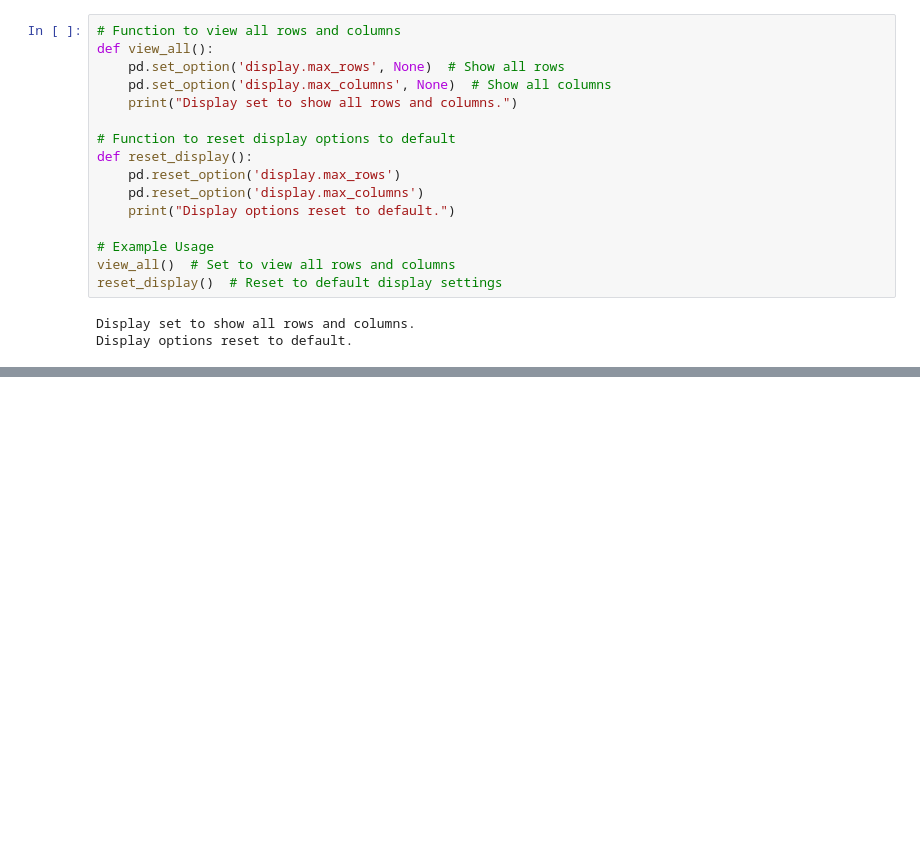
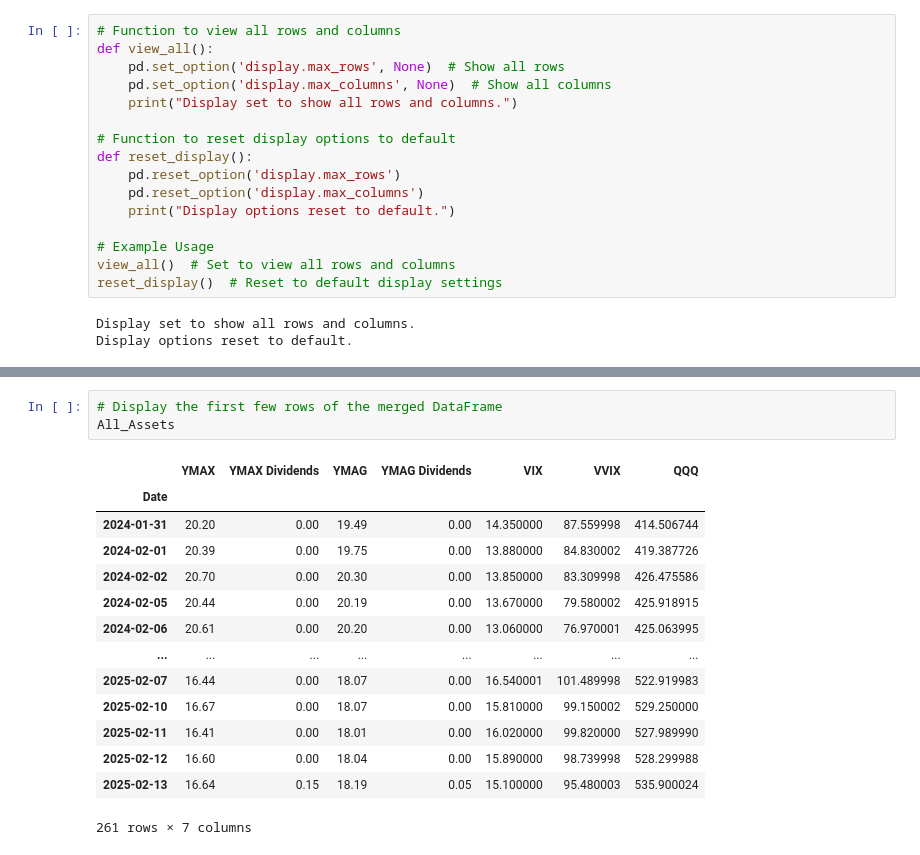
Before and after one commit to BensonMunene/Ratios-Strategy-App, a Jupyter notebook: Codes/Backtesting Strategy 2.ipynb, the cells around one changed output, grey strips where cells are left out. Cells and saved outputs as stored; diff of their text form; blank space fills up the shorter version.

```diff
--- a/Codes/Backtesting Strategy 2.ipynb
+++ b/Codes/Backtesting Strategy 2.ipynb
@@ -317,3 +357,21 @@ memory usage: 15.6 KB
+# %%
+# Display the first few rows of the merged DataFrame
+All_Assets
+# %% [output]
+|  | YMAX | YMAX Dividends | YMAG | YMAG Dividends | VIX | VVIX | QQQ |
+| Date |  |  |  |  |  |  |  |
+| 2024-01-31 | 20.20 | 0.00 | 19.49 | 0.00 | 14.350000 | 87.559998 | 414.506744 |
+| 2024-02-01 | 20.39 | 0.00 | 19.75 | 0.00 | 13.880000 | 84.830002 | 419.387726 |
+| 2024-02-02 | 20.70 | 0.00 | 20.30 | 0.00 | 13.850000 | 83.309998 | 426.475586 |
+| 2024-02-05 | 20.44 | 0.00 | 20.19 | 0.00 | 13.670000 | 79.580002 | 425.918915 |
+| 2024-02-06 | 20.61 | 0.00 | 20.20 | 0.00 | 13.060000 | 76.970001 | 425.063995 |
+| ... | ... | ... | ... | ... | ... | ... | ... |
+| 2025-02-07 | 16.44 | 0.00 | 18.07 | 0.00 | 16.540001 | 101.489998 | 522.919983 |
+| 2025-02-10 | 16.67 | 0.00 | 18.07 | 0.00 | 15.810000 | 99.150002 | 529.250000 |
+| 2025-02-11 | 16.41 | 0.00 | 18.01 | 0.00 | 16.020000 | 99.820000 | 527.989990 |
+| 2025-02-12 | 16.60 | 0.00 | 18.04 | 0.00 | 15.890000 | 98.739998 | 528.299988 |
+| 2025-02-13 | 16.64 | 0.15 | 18.19 | 0.05 | 15.100000 | 95.480003 | 535.900024 |
+261 rows × 7 columns
 # %%
 # Define rolling window size (e.g., 21 days)
 window_size = 21
```
Also changed, not shown: parts of 20 cells of this notebook, 4 other files.
